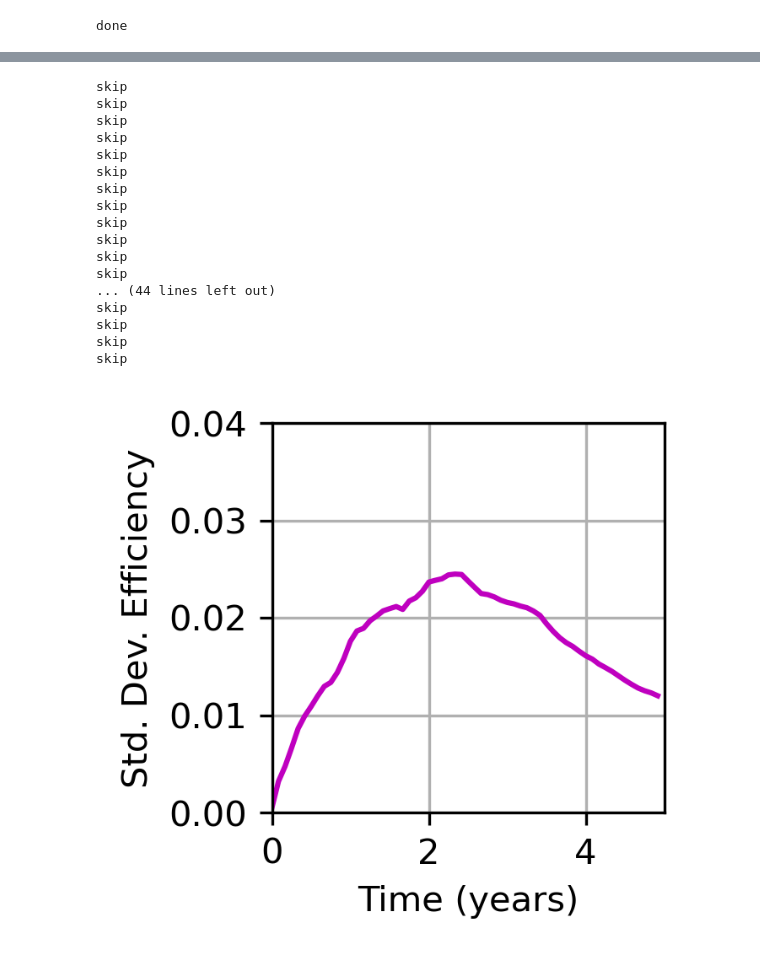
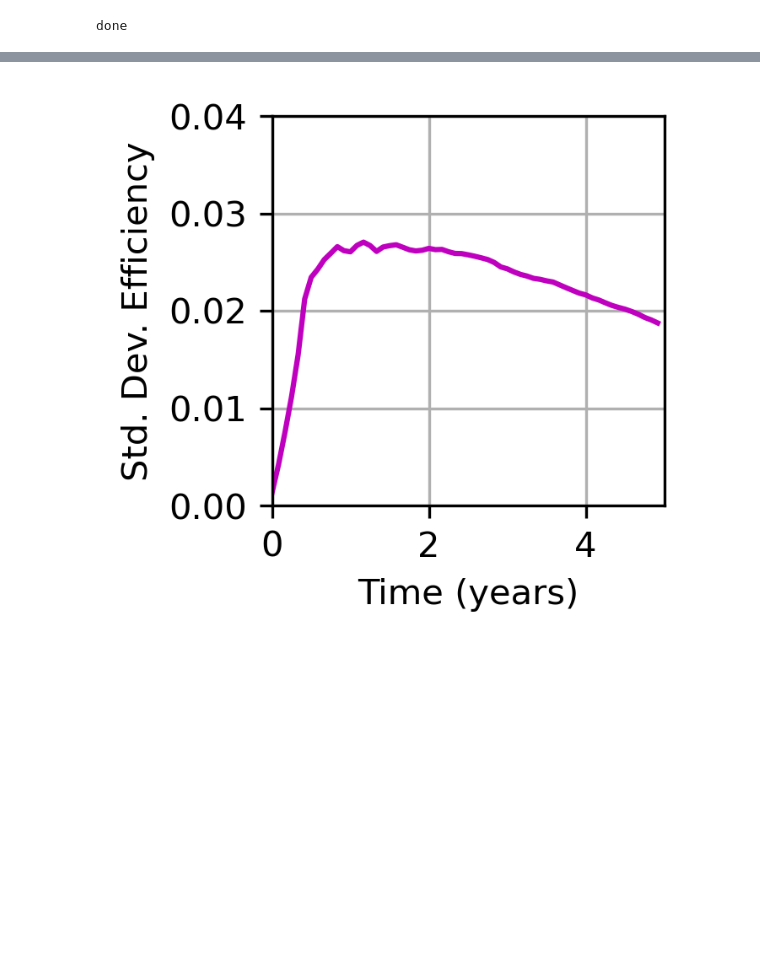
Before and after one commit to ElizabethYankovsky/CWorthy, a Jupyter notebook: IRF_analysis-ensemble.ipynb, the cells around one changed output, grey strips where cells are left out. Drawn from its saved outputs; the diff is of its cells as text; code cells hidden in the pictures; blank space fills up the shorter version.

```diff
--- a/IRF_analysis-ensemble.ipynb
+++ b/IRF_analysis-ensemble.ipynb
@@ -281,6 +256,4 @@ plt.xlim([0,190])
 # %%
-#For: NA: 000, NP: 064, 155
-
 fig = plt.figure(figsize=(12,6),dpi=300)
 
 
@@ -297,22 +270,18 @@ for i in range(1999,2015):
     print(i)
     if i>1999:
         x_data = np.array(range(5*12))
-        if i == 20005:
-            #print('skip')
-            y_data =  0.5*((globals()[f'exc_dic_{i+1}']/globals()[f'total_exc_alk_{i+1}']).values+(globals()[f'exc_dic_{i-1}']/globals()[f'total_exc_alk_{i-1}']).values);
+        # if i == 2005:
+        #     print('skip')
+        #     y_data =  0.5*((globals()[f'exc_dic_{i+1}']/globals()[f'total_exc_alk_{i+1}']).values+(globals()[f'exc_dic_{i-1}']/globals()[f'total_exc_alk_{i-1}']).values);
 
-        elif i == 2009:
-            print('skip')
-            y_data =  0.5*((globals()[f'exc_dic_{i+1}']/globals()[f'total_exc_alk_{i+1}']).values+(globals()[f'exc_dic_{i-1}']/globals()[f'total_exc_alk_{i-1}']).values);
+        # elif i == 2009:
+        #     print('skip')
+        #     y_data =  0.5*((globals()[f'exc_dic_{i+1}']/globals()[f'total_exc_alk_{i+1}']).values+(globals()[f'exc_dic_{i-1}']/globals()[f'total_exc_alk_{i-1}']).values);
 
-        else:
-            y_data =  (globals()[f'exc_dic_{i}']/globals()[f'total_exc_alk_{i}']).values;
+        # else:
+        y_data =  (globals()[f'exc_dic_{i}']/globals()[f'total_exc_alk_{i}']).values;
         y_data = y_data[~np.isnan(y_data)]  # get rid of nans
-
-
         plt.plot(x_data/12,y_data,label=f'Jan {i}',c=c)
-
-        #plt.plot(x_data,y_data[(i-1999)*12:(i-1999)*12+60],label=f'Jan {i}',c=c)
 
 
 plt.xlim([0,5])
@@ -321,7 +290,7 @@ plt.xlabel('Time (years)')
 plt.ylabel('Efficiency')
 plt.grid()
 plt.legend(fontsize=10)
-plt.title('Ensemble Results for January -- Western Equatorial Pacific')
+plt.title('Ensemble Results for January -- California')
 # %% [output]
 1999
 2000
@@ -345,46 +313,29 @@ Text(0.5, 1.0, 'Ensemble Results for January -- Western Equatorial Pacific')
 # %%
 eff_stddev = [];
 eff_mean   = [];
 for j in range(0,60):
     eff = []
     for i in range(1999,2015):
-        if i == 20005:
-            eff_local =  0.5*((globals()[f'exc_dic_{i-1}']/globals()[f'total_exc_alk_{i-1}']).values[j]+(globals()[f'exc_dic_{i+1}']/globals()[f'total_exc_alk_{i+1}']).values[j]);
-        elif i == 2009:
-            print('skip')
-            eff_local =  0.5*((globals()[f'exc_dic_{i-1}']/globals()[f'total_exc_alk_{i-1}']).values[j]+(globals()[f'exc_dic_{i+1}']/globals()[f'total_exc_alk_{i+1}']).values[j]);
-        else:
-            eff_local =  (globals()[f'exc_dic_{i}']/globals()[f'total_exc_alk_{i}']).values[j];
+        # if i == 2005:
+        #     eff_local =  0.5*((globals()[f'exc_dic_{i-1}']/globals()[f'total_exc_alk_{i-1}']).values[j]+(globals()[f'exc_dic_{i+1}']/globals()[f'total_exc_alk_{i+1}']).values[j]);
+        # elif i == 2009:
+        #     print('skip')
+        #     eff_local =  0.5*((globals()[f'exc_dic_{i-1}']/globals()[f'total_exc_alk_{i-1}']).values[j]+(globals()[f'exc_dic_{i+1}']/globals()[f'total_exc_alk_{i+1}']).values[j]);
+        # else:
+        eff_local =  (globals()[f'exc_dic_{i}']/globals()[f'total_exc_alk_{i}']).values[j];
         eff.append(eff_local)
     eff_stddev.append(np.std(eff))
     eff_mean.append(np.mean(eff))
 eff_stddev = np.array(eff_stddev);
 eff_mean = np.array(eff_mean);
 
 fig = plt.figure(figsize=(2,2),dpi=300)
 plt.plot(x_data/12,eff_stddev,'m')
 plt.xlim([0,5])
 plt.ylim([0,.04])
 plt.xlabel('Time (years)')
 plt.ylabel('Std. Dev. Efficiency')
 plt.grid()
 # %% [output]
-skip
-skip
-skip
-skip
-skip
-skip
-skip
-skip
-skip
-skip
-skip
-skip
-... (44 lines left out)
-skip
-skip
-skip
-skip
-[figure, old version]
+[figure, new version]
 # %%
```
Also changed, not shown: parts of 20 cells of this notebook, 7 other files.
